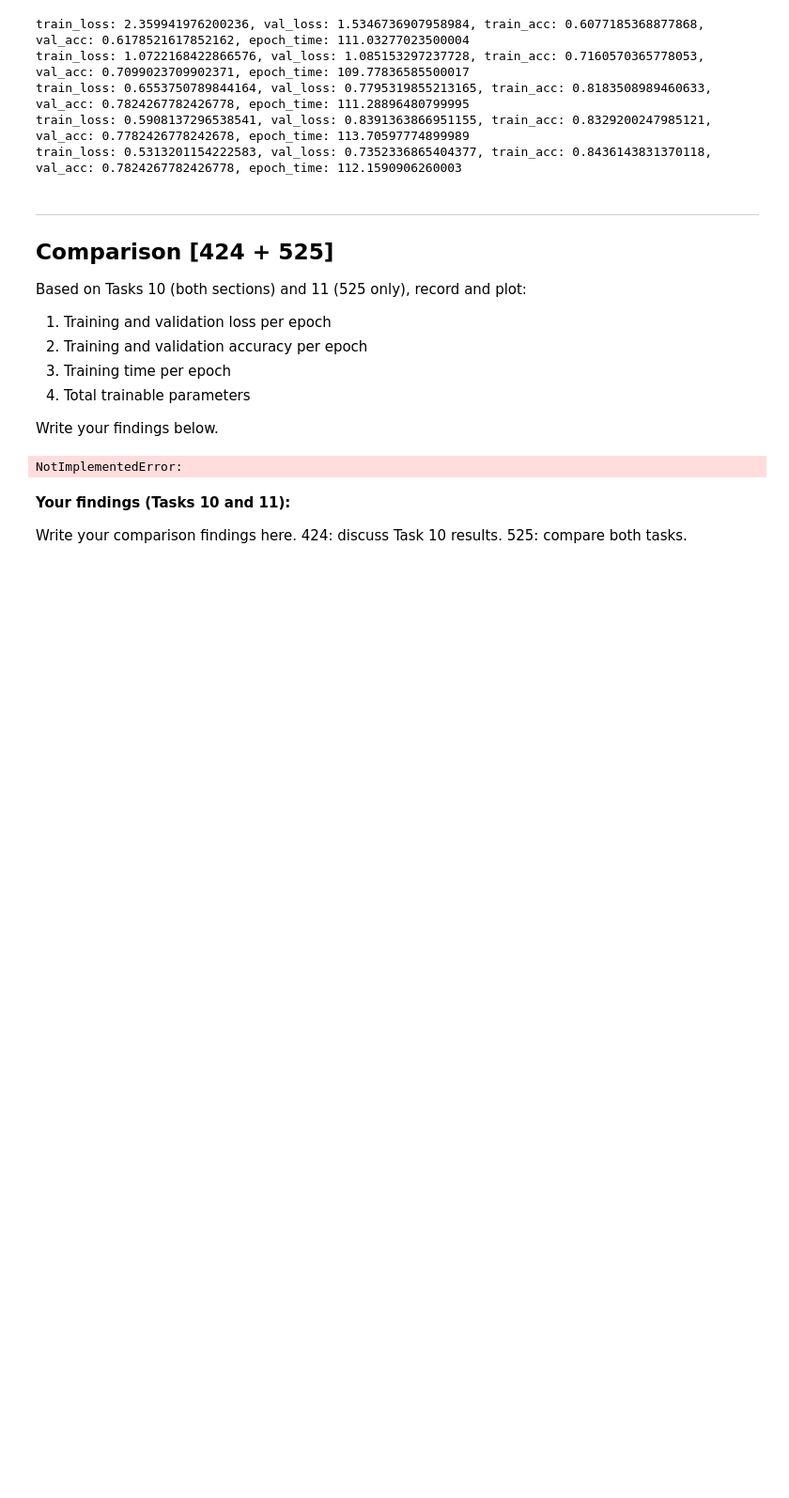
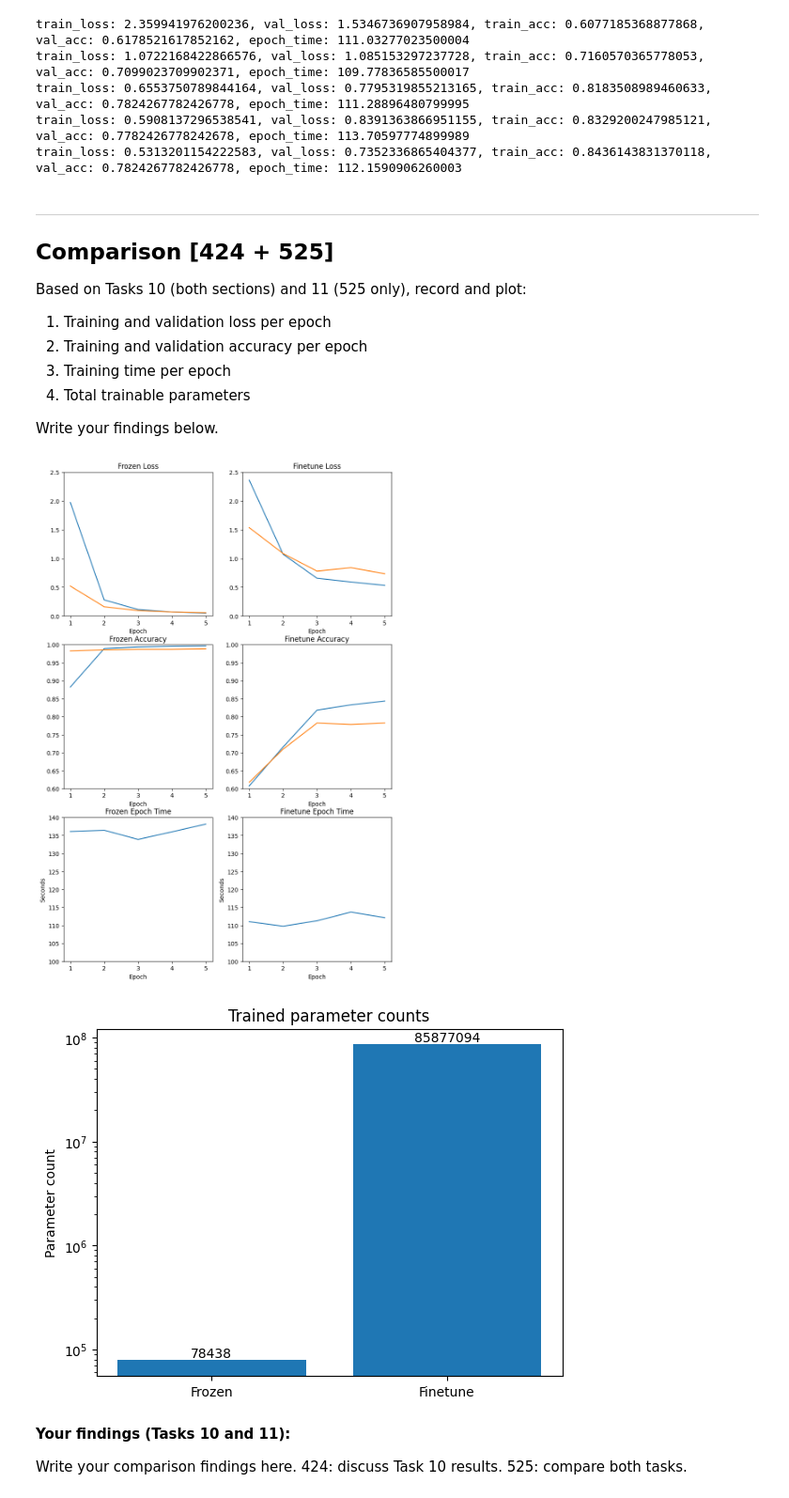
Before and after one commit to nevetsosu/DL-Project-3, a Jupyter notebook: project_III_Transformers.ipynb, the cells around one changed output. Shown at 94% size. Saved outputs shown, nothing was run; the diff lists cells and outputs as text; code cells hidden in the pictures; blank space fills up the shorter version.

```diff
--- a/project_III_Transformers.ipynb
+++ b/project_III_Transformers.ipynb
@@ -1185,12 +1191,82 @@ Write your findings below.
 # %%
 # Create comparison plots using history_frozen (and history_finetune for 525).
 # Include: loss curves, accuracy curves, time per epoch, parameter counts.
 
-# TODO: your implementation here
+# Train_loss
+fig, axes = plt.subplots(3, 2, figsize=(10, 15))
 
-raise NotImplementedError()
+frozen_loss_axis = axes[0][0]
+frozen_acc_axis = axes[1][0]
+frozen_time_axis = axes[2][0]
+
+finetune_loss_axis = axes[0][1]
+finetune_acc_axis = axes[1][1]
+finetune_time_axis = axes[2][1]
+
+X_RANGE = range(1, VIT_EPOCHS + 1)
+
+# Set common plot data
+for axis in axes.flatten():
+  axis.set_xticks(X_RANGE)
+  axis.set_xlabel("Epoch")
+
+# Loss Row
+frozen_loss_axis.set_ylim((0, 2.5))
+finetune_loss_axis.set_ylim((0, 2.5))
+
+frozen_loss_axis.plot(X_RANGE, history_frozen["train_loss"])
+frozen_loss_axis.plot(X_RANGE, history_frozen["val_loss"])
+frozen_loss_axis.set_title("Frozen Loss")
+
+finetune_loss_axis.plot(X_RANGE, history_finetune["train_loss"])
+finetune_loss_axis.plot(X_RANGE, history_finetune["val_loss"])
+finetune_loss_axis.set_title("Finetune Loss")
+
+# Accuracy Row
+frozen_acc_axis.set_ylim((0.6, 1.0))
+finetune_acc_axis.set_ylim((0.6, 1.0))
+
+frozen_acc_axis.plot(X_RANGE, history_frozen["train_acc"])
+frozen_acc_axis.plot(X_RANGE, history_frozen["val_acc"])
+frozen_acc_axis.set_title("Frozen Accuracy")
+
+finetune_acc_axis.plot(X_RANGE, history_finetune["train_acc"])
+finetune_acc_axis.plot(X_RANGE, history_finetune["val_acc"])
+finetune_acc_axis.set_title("Finetune Accuracy")
+
+# Time per Epoch
+frozen_time_axis.set_ylim((100, 140))
+frozen_time_axis.set_ylabel("Seconds")
+finetune_time_axis.set_ylim((100, 140))
+finetune_time_axis.set_ylabel("Seconds")
+
+frozen_time_axis.plot(X_RANGE, history_frozen["epoch_time"])
+frozen_time_axis.set_title("Frozen Epoch Time")
+
+finetune_time_axis.plot(X_RANGE, history_finetune["epoch_time"])
+finetune_time_axis.set_title("Finetune Epoch Time")
+
+plt.show()
+
+# Parameter Counts
+bars = plt.bar(["Frozen", "Finetune"], [train_p, ft_train])
+plt.yscale("log")
+plt.ylabel("Parameter count")
+plt.title("Trained parameter counts")
+
+for bar in bars:
+  height = bar.get_height()
+  plt.text(
+      bar.get_x() + bar.get_width() / 2,
+      height,
+      str(height),
+      ha='center',
+      va='bottom'
+  )
+plt.show()
 # %% [output]
-NotImplementedError:
+[figure, added]
+[figure, added]
 # %% [markdown]
 **Your findings (Tasks 10 and 11):**
 
```
Also changed, not shown: parts of 1 cell of this notebook.
